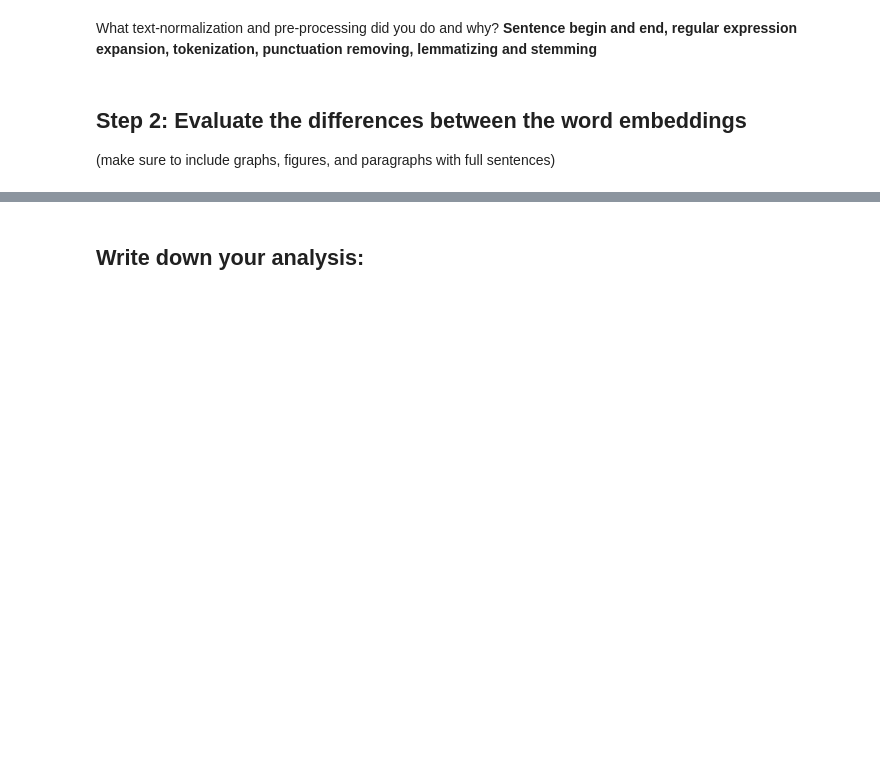
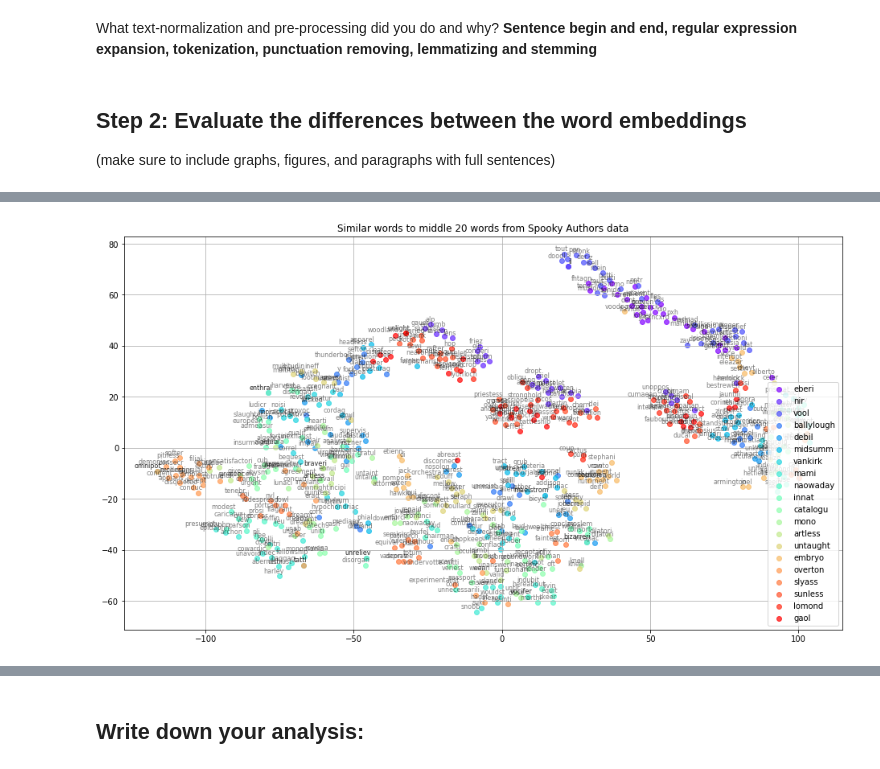
Before and after one commit to zgvera/word_embeddings_nlp_classproject, a Jupyter notebook: wordembeddings.ipynb, the cells around one changed output, grey strips where cells are left out. Drawn from its saved outputs; the diff is of its cells as text; code cells hidden in the pictures; blank space fills up the shorter version.

```diff
--- a/wordembeddings.ipynb
+++ b/wordembeddings.ipynb
@@ -335,0 +276,7 @@ tsne_plot_similar_words('Similar words to least common 20 words from IMDB data',
+# %%
+tsne_plot_keys(model.wv.index_to_key[7490:7510],
+               model,
+               'Similar words to middle 20 words from Spooky Authors data',
+               'spooky_similar_words_middle.png')
+# %% [output]
+[figure, added]
```
Also changed, not shown: parts of 29 cells of this notebook, 1 other file.
